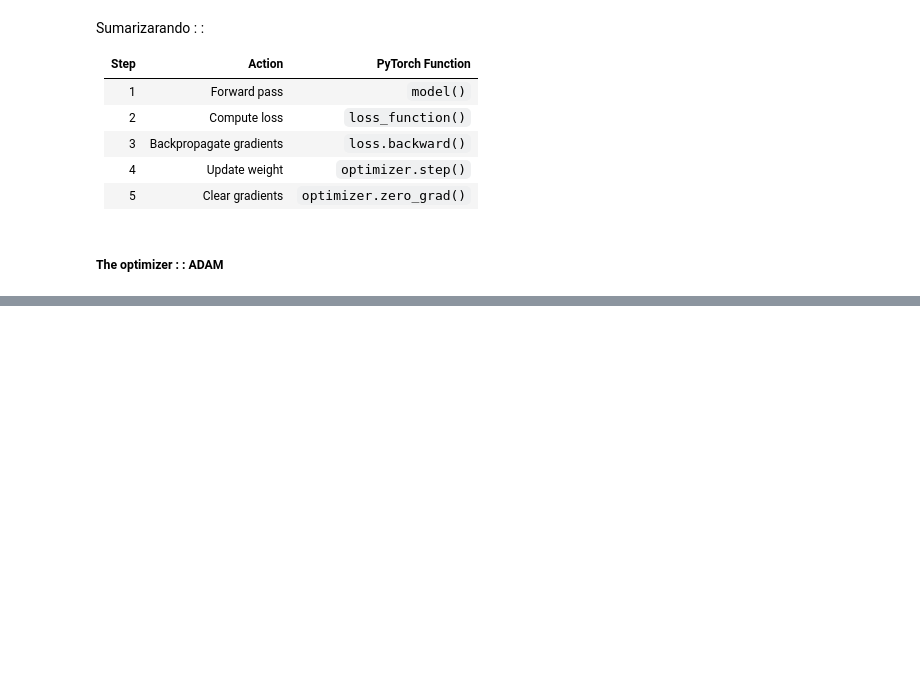
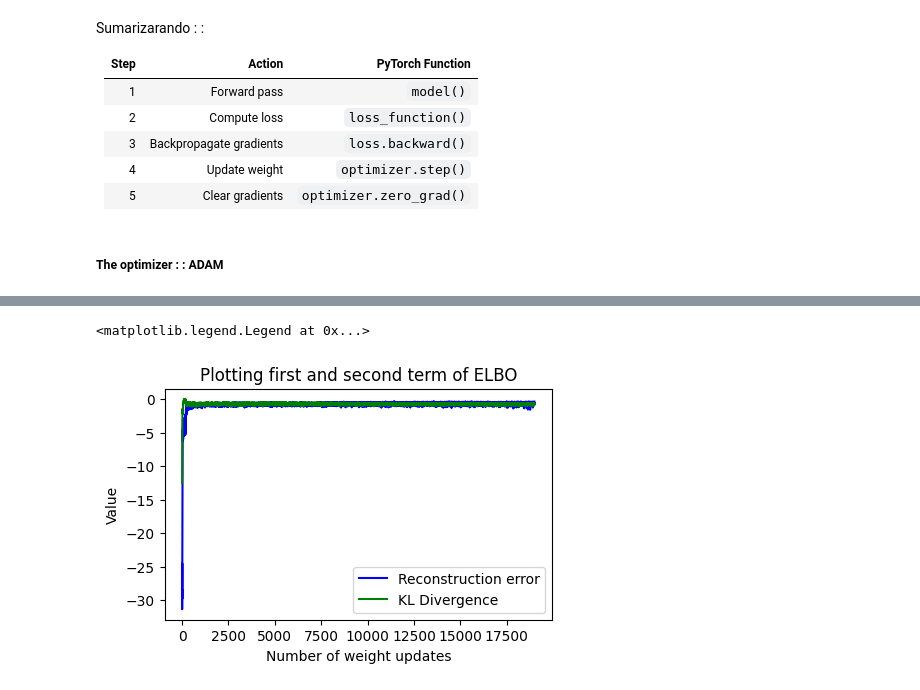
Before and after one commit to vinimetric/river, a Jupyter notebook: MLMesonsRECO/VAE_G_Studies.ipynb, the cells around one changed output, grey strips where cells are left out. Cells and saved outputs as stored; diff of their text form; code cells hidden in the pictures; blank space fills up the shorter version.

```diff
--- a/MLMesonsRECO/VAE_G_Studies.ipynb
+++ b/MLMesonsRECO/VAE_G_Studies.ipynb
@@ -127,3 +135,8 @@ model = VAE(nVar, [32, 16], 2, nn.Tanh()).to(device)
+# %%
+z_dim = 8
+
+
+model = VAE(1, [64, 32, 16], z_dim, nn.Tanh()).to(device) #NOTE ENCODER PATH >> 1 → 32 → 16 → 3(mu/logvar)
 # %% [markdown]
 ##### The optimizer : : ADAM
 # %%
@@ -140,14 +153,12 @@ scheduler = torch.optim.lr_scheduler.ReduceLROnPlateau(
                                 )
 # %%
 count=0
-
 err_l, kld_l, n_wu, terrl, tkldl, update = [], [], [], [], [], []
 for epoch in range(1, 20):
 
-    model.train()                   # NOTE: Mudei de lugar, antes estava dentro do loop for
     train_loss = 0
-
     for batch_idx, (data) in enumerate(trainLoader):
+        model.train()
         bsize = data.shape[0]
         recon_batch, mu, std = model(data)
         loss, err, kld = loss_function(recon_batch, data, mu, std)
@@ -170,4 +181,16 @@ for epoch in range(1, 20):
             update.append(count)
 
     scheduler.step(train_loss / len(trainLoader.dataset))
+
+    print('====> Epoch: {} Average loss: {:.4f}'.format(epoch, train_loss / len(trainLoader.dataset)))
+    model.eval()
+    test_loss= 0
+    with torch.no_grad():
+        for data in testLoader:
+            recon, mu, std = model(data)
+            loss, err, kld = loss_function(recon, data, mu, std)
+            test_loss += err + kld
+
+    test_loss /= len(testLoader.dataset)
+    print('====> Test set loss: {:.4f}'.format(test_loss))
 # %% [output]
@@ -174,0 +214,11 @@ RuntimeError: mat1 and mat2 shapes cannot be multiplied (100x2 and 32x16)
+# %%
+plt.figure(figsize=(5,3), dpi=100)
+plt.plot(n_wu, err_l, 'b', label='Reconstruction error')
+plt.plot(n_wu, kld_l, 'g', label='KL Divergence')
+plt.title('Plotting first and second term of ELBO')
+plt.xlabel('Number of weight updates')
+plt.ylabel('Value')
+plt.legend()
+# %% [output]
+<matplotlib.legend.Legend at 0x...>
+[figure, added]
```
Also changed, not shown: parts of 8 cells of this notebook, 4 other files.
